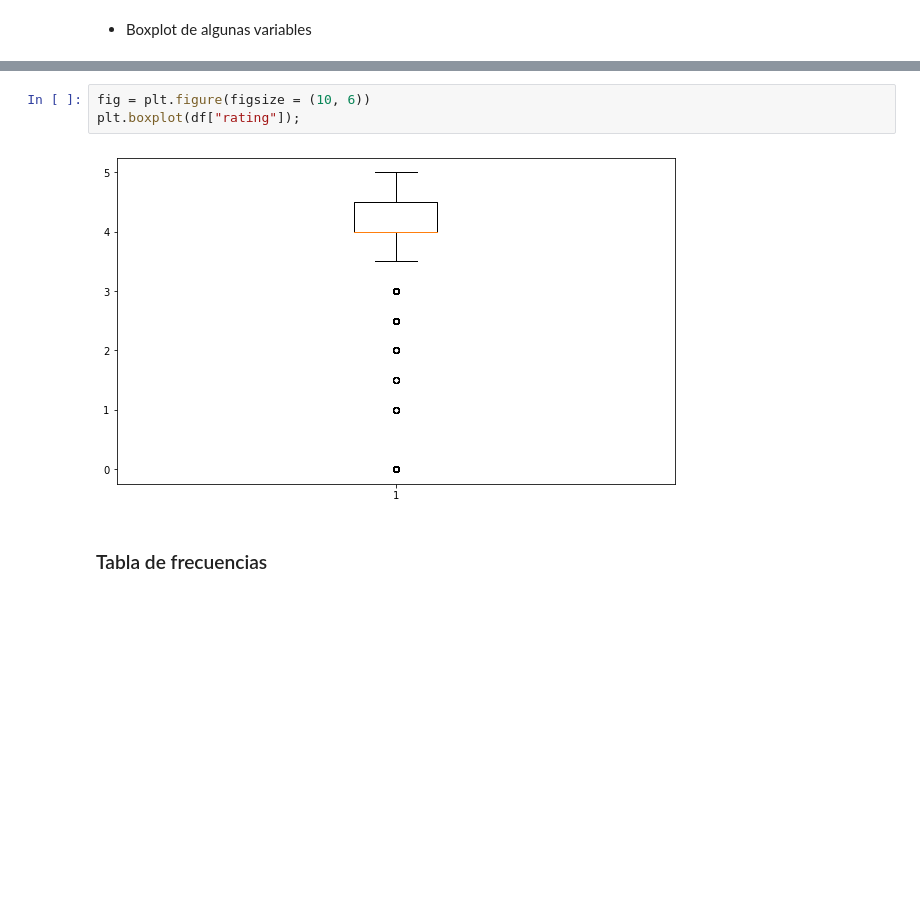
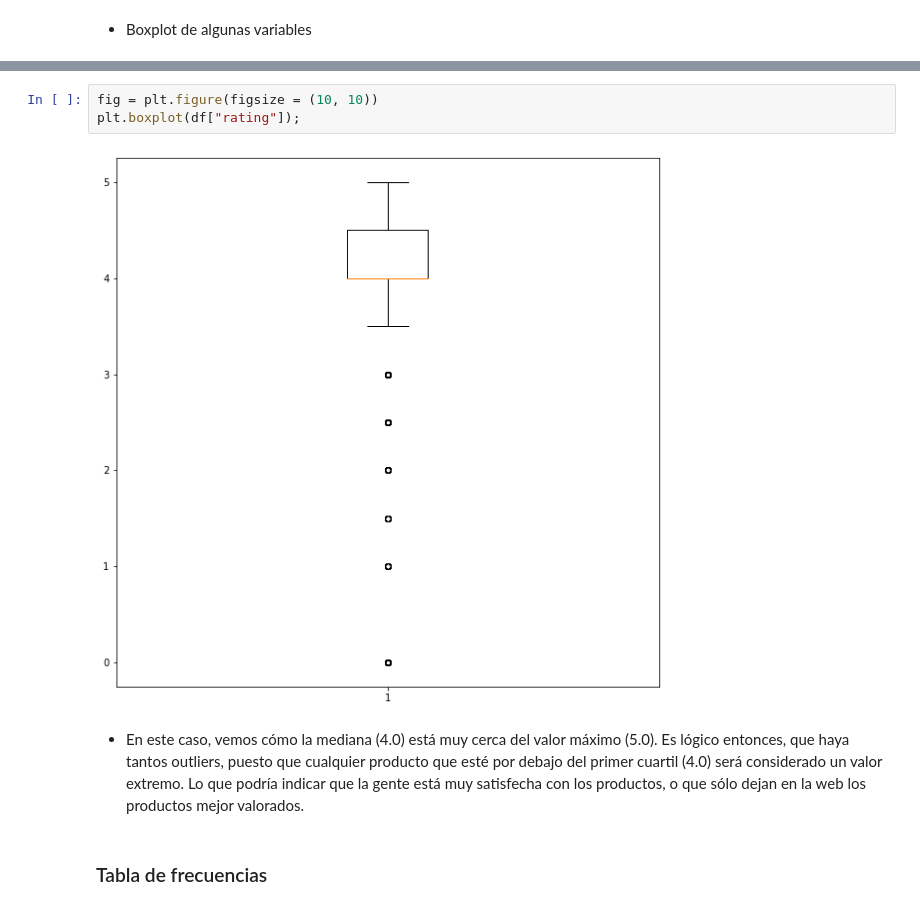
Before and after one commit to Adalab/DA-promo-c-modulo-2-sprint-1-Laura-Pilar, a Jupyter notebook: Estadísticas/Leccion-2-Estadisticas-2/Leccion-2-Estadisticas-2.ipynb, the cells around one changed output, grey strips where cells are left out. Cells and saved outputs as stored; diff of their text form; blank space fills up the shorter version.

```diff
--- a/Estadísticas/Leccion-2-Estadisticas-2/Leccion-2-Estadisticas-2.ipynb
+++ b/Estadísticas/Leccion-2-Estadisticas-2/Leccion-2-Estadisticas-2.ipynb
@@ -66,8 +107,10 @@ plt.boxplot(df["price"]);
 # %%
-fig = plt.figure(figsize = (10, 6))
+fig = plt.figure(figsize = (10, 10))
 plt.boxplot(df["rating"]);
 # %% [output]
-[figure, old version]
+[figure, new version]
+# %% [markdown]
+- En este caso, vemos cómo la mediana (4.0) está muy cerca del valor máximo (5.0). Es lógico entonces, que haya tantos outliers, puesto que cualquier producto que esté por debajo del primer cuartil (4.0) será considerado un valor extremo. Lo que podría indicar que la gente está muy satisfecha con los productos, o que sólo dejan en la web los productos mejor valorados.
 # %% [markdown]
 ### Tabla de frecuencias
 # %% [markdown]
```
Also changed, not shown: parts of 21 cells of this notebook.
